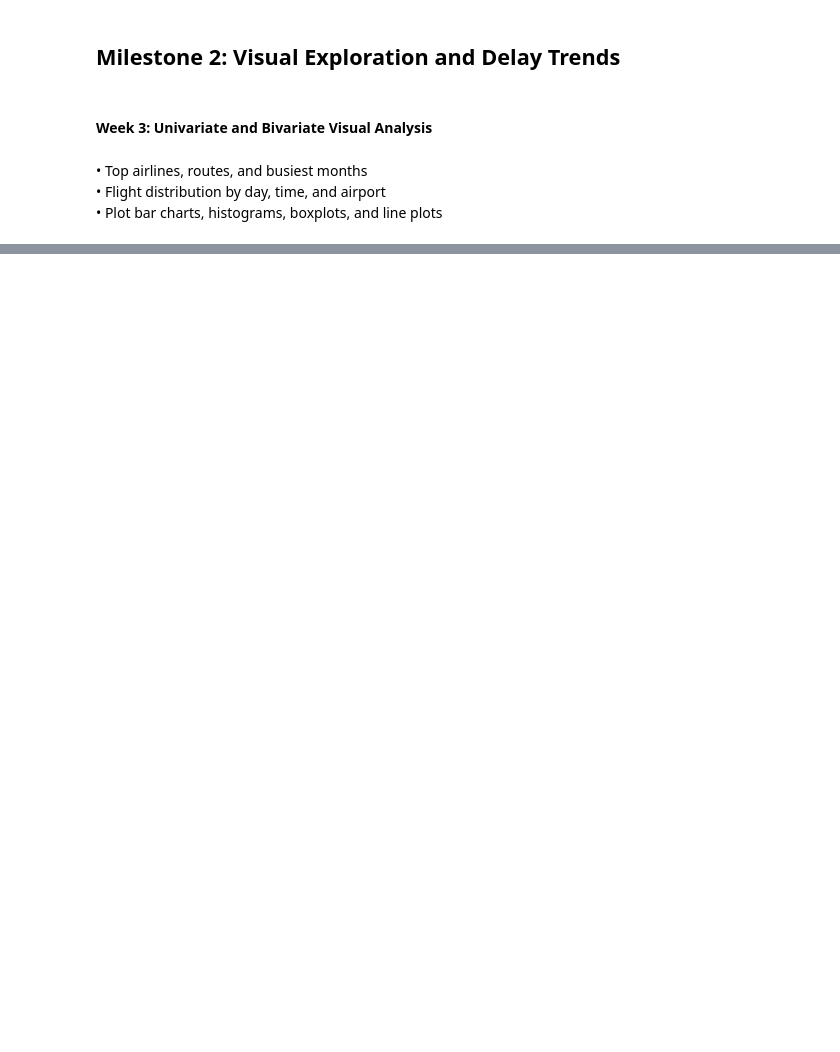
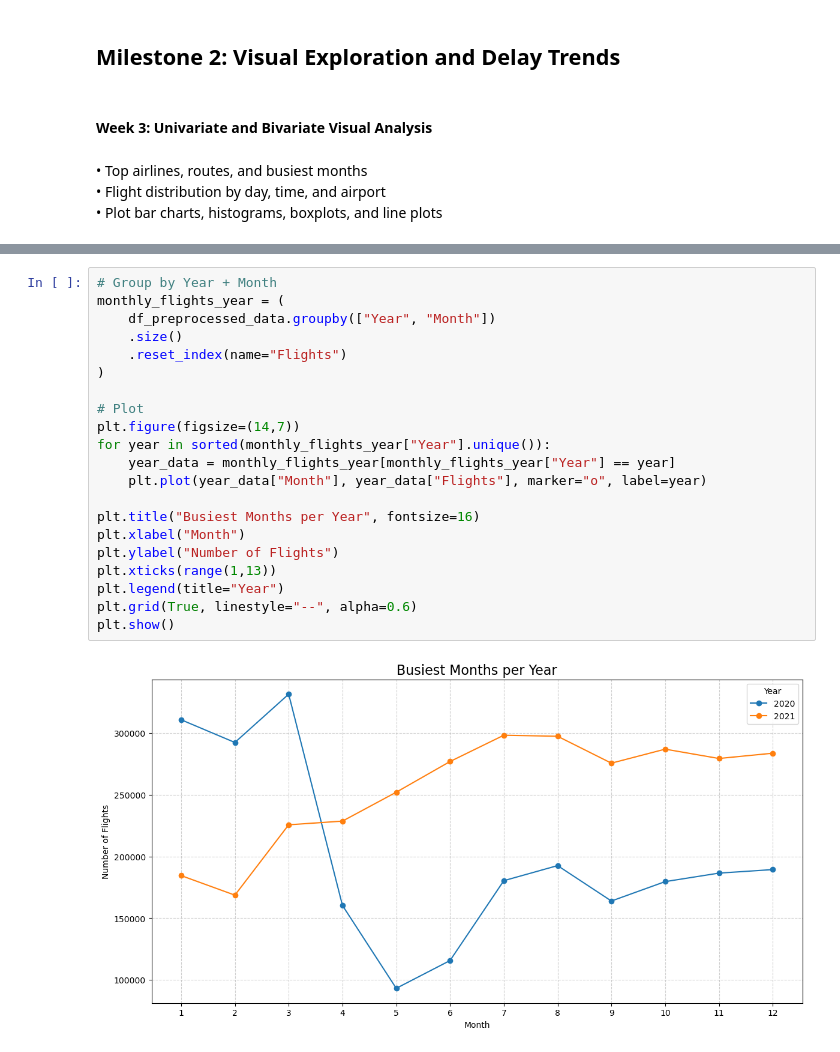
Before and after one commit to ShwetaGurram/DV-AirFly-Insights-ShwetaGurram, a Jupyter notebook: AirFly_Insights.ipynb, the cells around one changed output, grey strips where cells are left out. Cells and saved outputs as stored; diff of their text form; blank space fills up the shorter version.

```diff
--- a/AirFly_Insights.ipynb
+++ b/AirFly_Insights.ipynb
@@ -436,0 +523,23 @@ df_cleaned.to_csv(r"D:\AirFly_Insights\data\preprocessed_data.csv", index=False)
+# %%
+# Group by Year + Month
+monthly_flights_year = (
+    df_preprocessed_data.groupby(["Year", "Month"])
+    .size()
+    .reset_index(name="Flights")
+)
+
+# Plot
+plt.figure(figsize=(14,7))
+for year in sorted(monthly_flights_year["Year"].unique()):
+    year_data = monthly_flights_year[monthly_flights_year["Year"] == year]
+    plt.plot(year_data["Month"], year_data["Flights"], marker="o", label=year)
+
+plt.title("Busiest Months per Year", fontsize=16)
+plt.xlabel("Month")
+plt.ylabel("Number of Flights")
+plt.xticks(range(1,13))
+plt.legend(title="Year")
+plt.grid(True, linestyle="--", alpha=0.6)
+plt.show()
+# %% [output]
+[figure, added]
```
Also changed, not shown: parts of 17 cells of this notebook.
